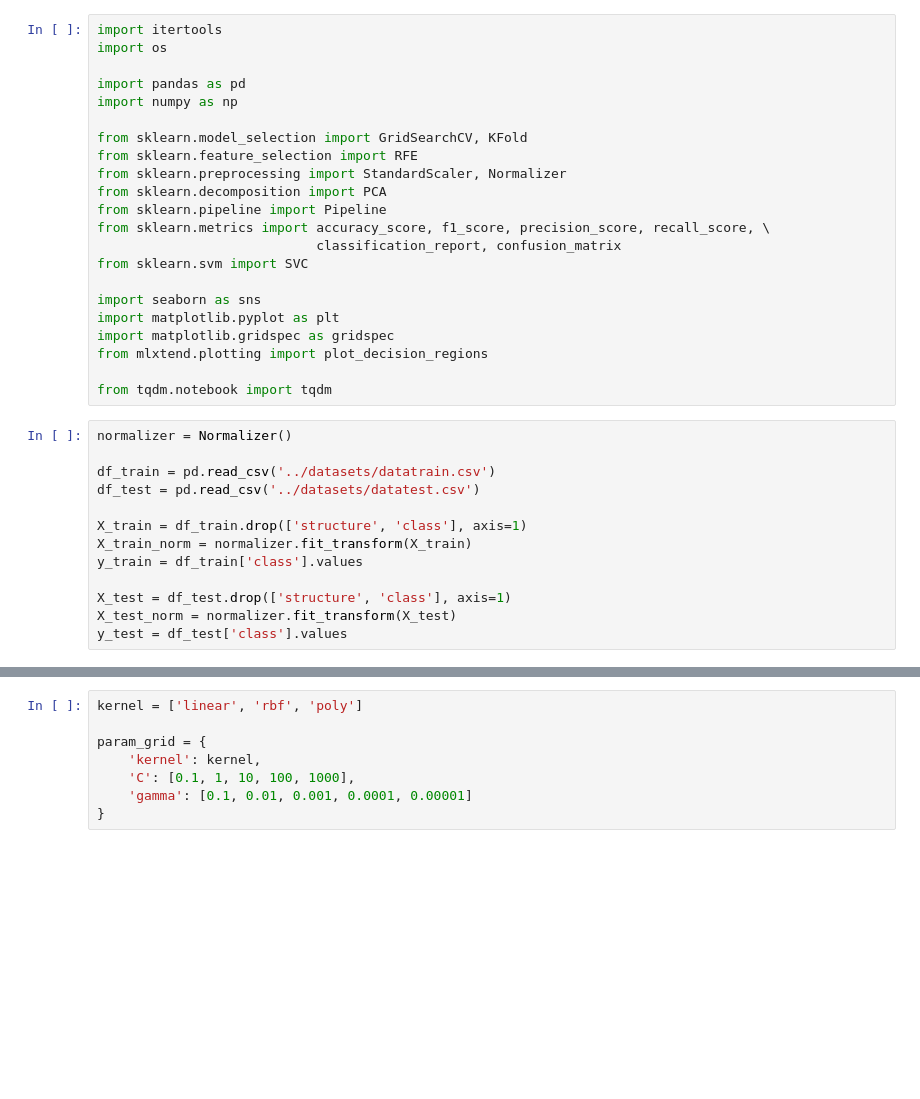
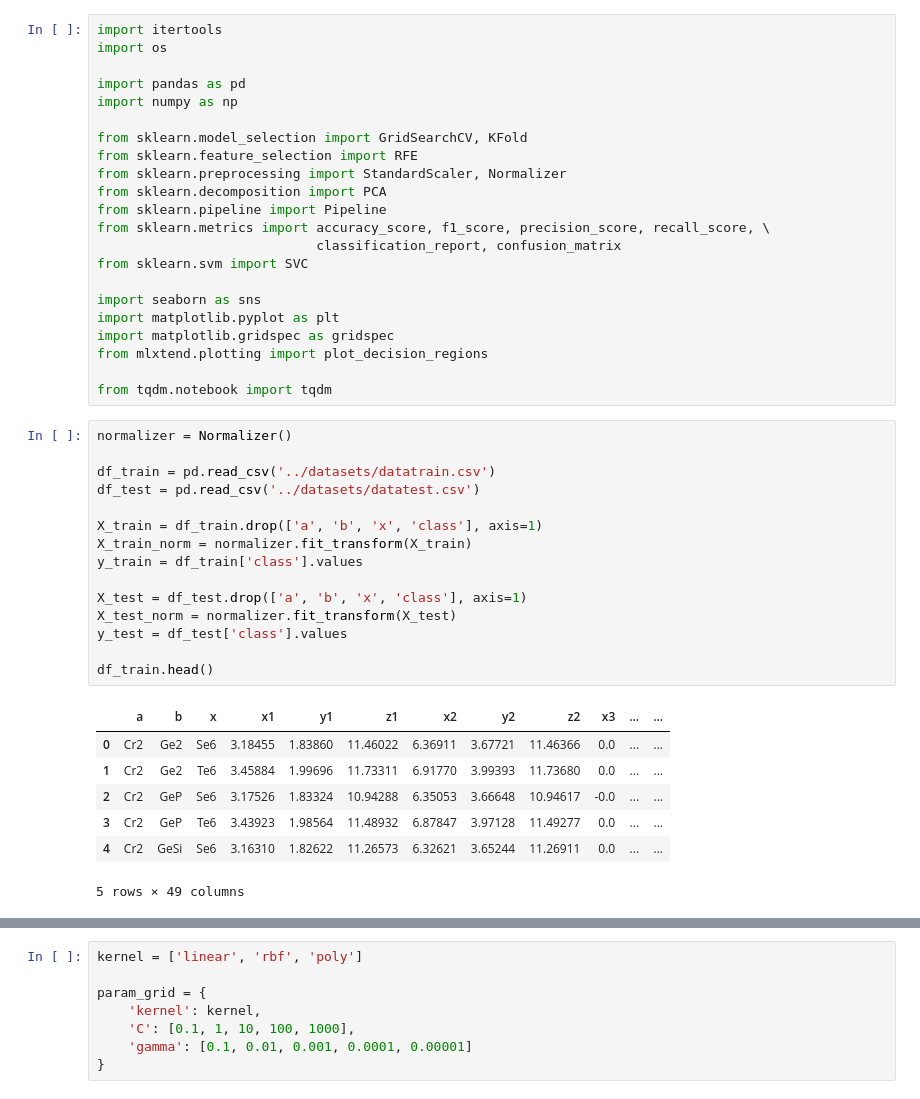
Before and after one commit to maarlf/vasp, a Jupyter notebook: notebooks/svm_classifier.ipynb, the cells around one changed output, grey strips where cells are left out. Cells and saved outputs as stored; diff of their text form; blank space fills up the shorter version.

```diff
--- a/notebooks/svm_classifier.ipynb
+++ b/notebooks/svm_classifier.ipynb
@@ -29,13 +29,23 @@ from tqdm.notebook import tqdm
 # %%
 normalizer = Normalizer()
 
 df_train = pd.read_csv('../datasets/datatrain.csv')
 df_test = pd.read_csv('../datasets/datatest.csv')
 
-X_train = df_train.drop(['structure', 'class'], axis=1)
+X_train = df_train.drop(['a', 'b', 'x', 'class'], axis=1)
 X_train_norm = normalizer.fit_transform(X_train)
 y_train = df_train['class'].values
 
-X_test = df_test.drop(['structure', 'class'], axis=1)
+X_test = df_test.drop(['a', 'b', 'x', 'class'], axis=1)
 X_test_norm = normalizer.fit_transform(X_test)
 y_test = df_test['class'].values
+
+df_train.head()
+# %% [output]
+|  | a | b | x | x1 | y1 | z1 | x2 | y2 | z2 | x3 | ... | ... |
+| 0 | Cr2 | Ge2 | Se6 | 3.18455 | 1.83860 | 11.46022 | 6.36911 | 3.67721 | 11.46366 | 0.0 | ... | ... |
+| 1 | Cr2 | Ge2 | Te6 | 3.45884 | 1.99696 | 11.73311 | 6.91770 | 3.99393 | 11.73680 | 0.0 | ... | ... |
+| 2 | Cr2 | GeP | Se6 | 3.17526 | 1.83324 | 10.94288 | 6.35053 | 3.66648 | 10.94617 | -0.0 | ... | ... |
+| 3 | Cr2 | GeP | Te6 | 3.43923 | 1.98564 | 11.48932 | 6.87847 | 3.97128 | 11.49277 | 0.0 | ... | ... |
+| 4 | Cr2 | GeSi | Se6 | 3.16310 | 1.82622 | 11.26573 | 6.32621 | 3.65244 | 11.26911 | 0.0 | ... | ... |
+5 rows × 49 columns
```
Also changed, not shown: parts of 8 cells of this notebook, 2 other files.
